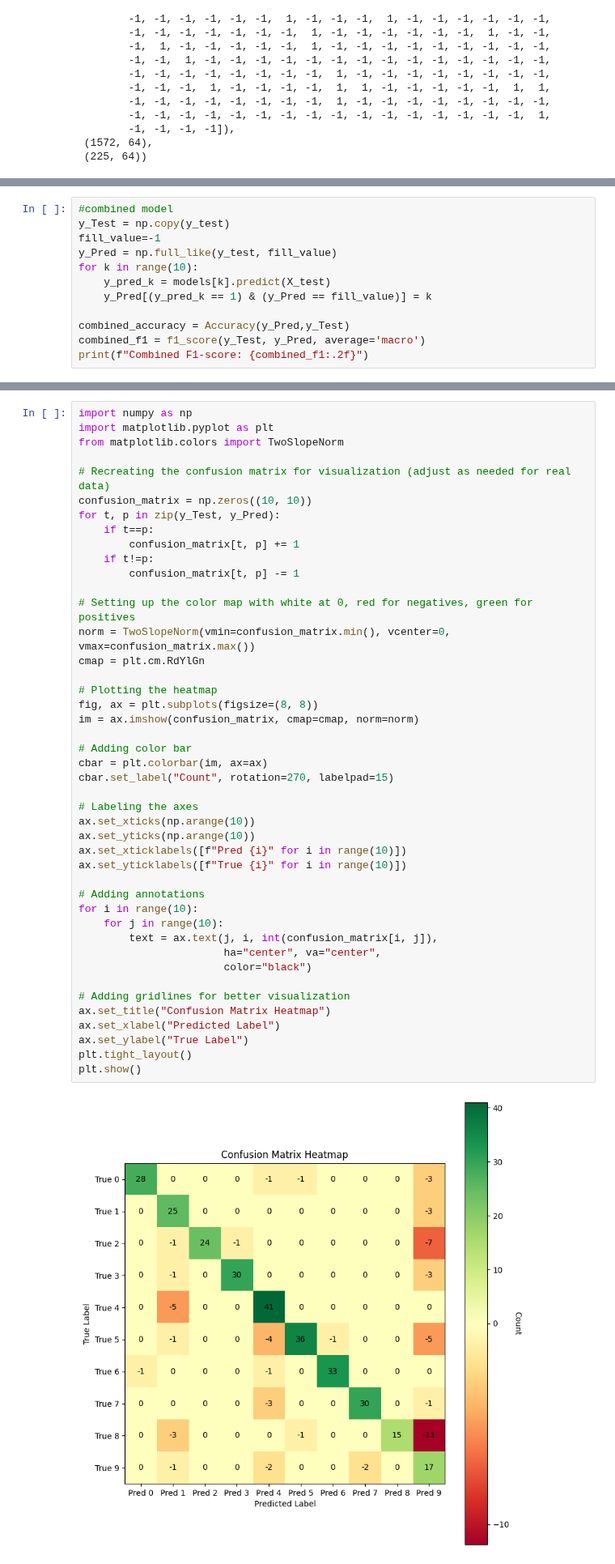
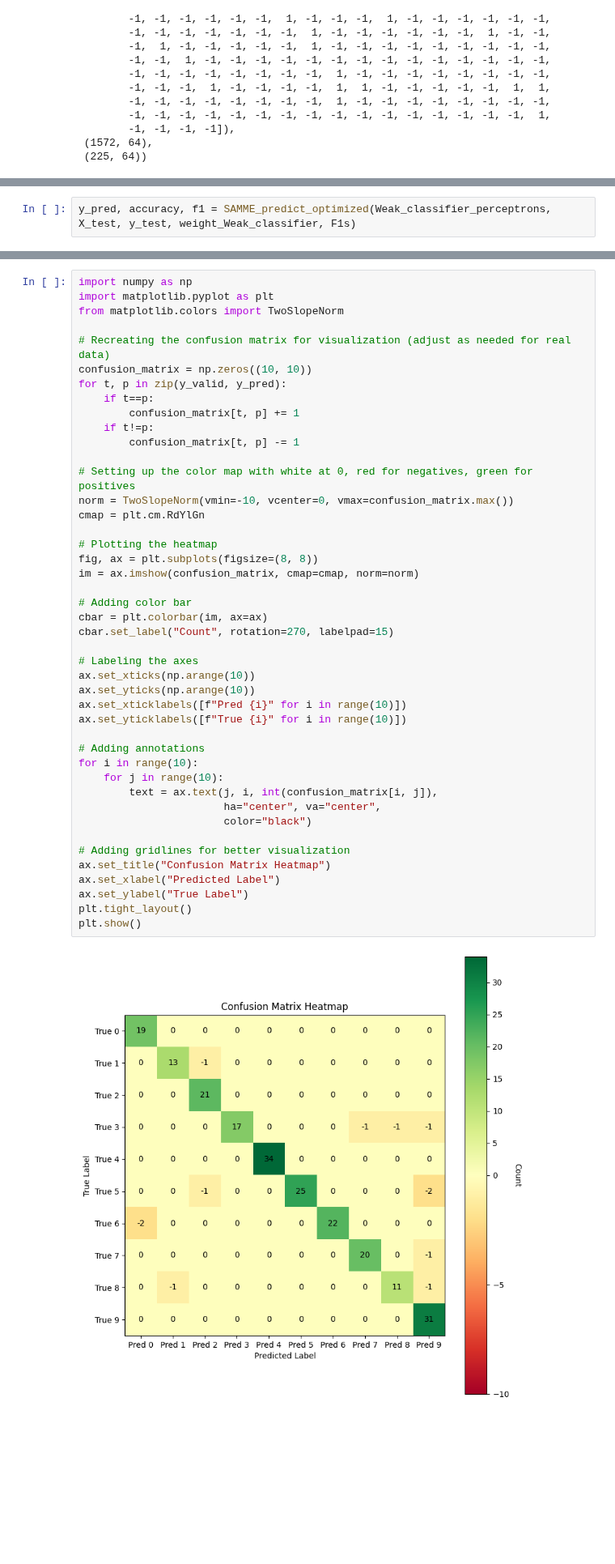
Before and after one commit to RizPur/MALIS-Project, a Jupyter notebook: Project_3/experiment.ipynb, the cells around one changed output, grey strips where cells are left out. Shown at 81% size. Drawn from its saved outputs; the diff is of its cells as text; blank space fills up the shorter version.

Commit message:
SAMME completed

```diff
--- a/Project_3/experiment.ipynb
+++ b/Project_3/experiment.ipynb
@@ -201,12 +274,0 @@ Average F1-score: 0.86
-# %%
-#combined model
-y_Test = np.copy(y_test)
-fill_value=-1
-y_Pred = np.full_like(y_test, fill_value)
-for k in range(10):
-    y_pred_k = models[k].predict(X_test)
-    y_Pred[(y_pred_k == 1) & (y_Pred == fill_value)] = k
-
-combined_accuracy = Accuracy(y_Pred,y_Test)
-combined_f1 = f1_score(y_Test, y_Pred, average='macro')
-print(f"Combined F1-score: {combined_f1:.2f}")
@@ -235,0 +336,2 @@ y_Test,y_Pred
+# %%
+y_pred, accuracy, f1 = SAMME_predict_optimized(Weak_classifier_perceptrons, X_test, y_test, weight_Weak_classifier, F1s)
@@ -240,42 +345,42 @@ from matplotlib.colors import TwoSlopeNorm
 
 # Recreating the confusion matrix for visualization (adjust as needed for real data)
 confusion_matrix = np.zeros((10, 10))
-for t, p in zip(y_Test, y_Pred):
+for t, p in zip(y_valid, y_pred):
     if t==p:
         confusion_matrix[t, p] += 1
     if t!=p:
         confusion_matrix[t, p] -= 1
 
 # Setting up the color map with white at 0, red for negatives, green for positives
-norm = TwoSlopeNorm(vmin=confusion_matrix.min(), vcenter=0, vmax=confusion_matrix.max())
+norm = TwoSlopeNorm(vmin=-10, vcenter=0, vmax=confusion_matrix.max())
 cmap = plt.cm.RdYlGn
 
 # Plotting the heatmap
 fig, ax = plt.subplots(figsize=(8, 8))
 im = ax.imshow(confusion_matrix, cmap=cmap, norm=norm)
 
 # Adding color bar
 cbar = plt.colorbar(im, ax=ax)
 cbar.set_label("Count", rotation=270, labelpad=15)
 
 # Labeling the axes
 ax.set_xticks(np.arange(10))
 ax.set_yticks(np.arange(10))
 ax.set_xticklabels([f"Pred {i}" for i in range(10)])
 ax.set_yticklabels([f"True {i}" for i in range(10)])
 
 # Adding annotations
 for i in range(10):
     for j in range(10):
         text = ax.text(j, i, int(confusion_matrix[i, j]),
                        ha="center", va="center",
                        color="black")
 
 # Adding gridlines for better visualization
 ax.set_title("Confusion Matrix Heatmap")
 ax.set_xlabel("Predicted Label")
 ax.set_ylabel("True Label")
 plt.tight_layout()
 plt.show()
 # %% [output]
-[figure, old version]
+[figure, new version]
```
Also changed, not shown: parts of 5 cells of this notebook, 1 other file.
